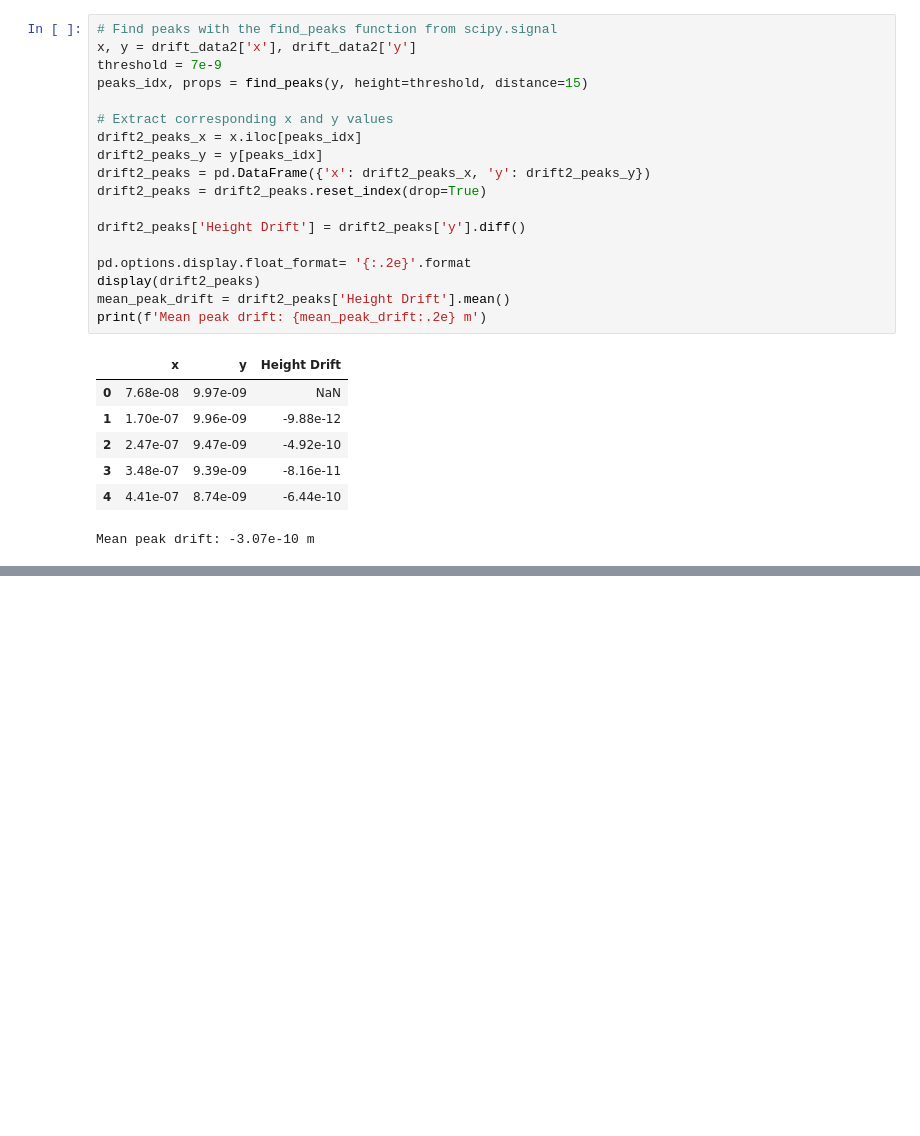
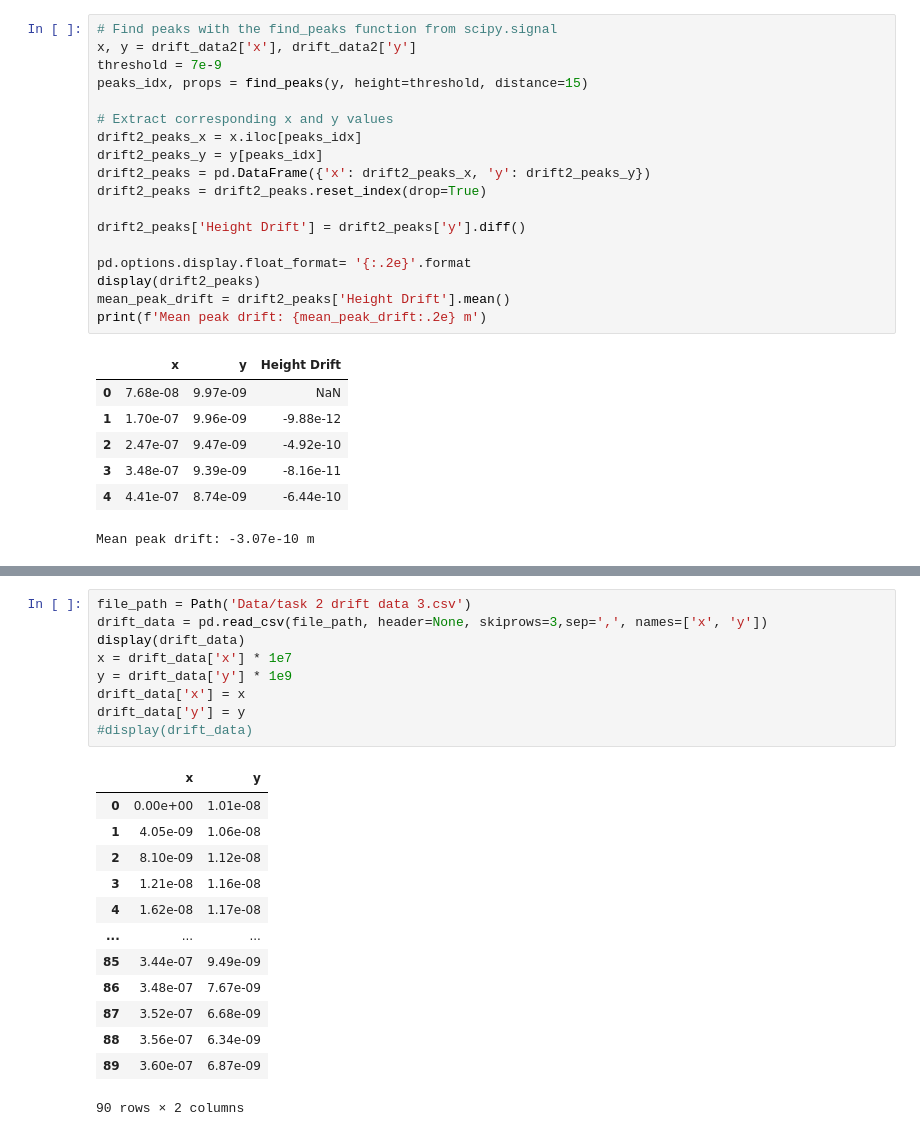
Before and after one commit to kearb-stomp/AdvLabs, a Jupyter notebook: Lab 5/Task 2.ipynb, the cells around one changed output, grey strips where cells are left out. Saved outputs shown, nothing was run; the diff lists cells and outputs as text; blank space fills up the shorter version.

```diff
--- a/Lab 5/Task 2.ipynb
+++ b/Lab 5/Task 2.ipynb
@@ -421,0 +438,23 @@ Error:
+# %%
+file_path = Path('Data/task 2 drift data 3.csv')
+drift_data = pd.read_csv(file_path, header=None, skiprows=3,sep=',', names=['x', 'y'])
+display(drift_data)
+x = drift_data['x'] * 1e7
+y = drift_data['y'] * 1e9
+drift_data['x'] = x
+drift_data['y'] = y
+#display(drift_data)
+# %% [output]
+|  | x | y |
+| 0 | 0.00e+00 | 1.01e-08 |
+| 1 | 4.05e-09 | 1.06e-08 |
+| 2 | 8.10e-09 | 1.12e-08 |
+| 3 | 1.21e-08 | 1.16e-08 |
+| 4 | 1.62e-08 | 1.17e-08 |
+| ... | ... | ... |
+| 85 | 3.44e-07 | 9.49e-09 |
+| 86 | 3.48e-07 | 7.67e-09 |
+| 87 | 3.52e-07 | 6.68e-09 |
+| 88 | 3.56e-07 | 6.34e-09 |
+| 89 | 3.60e-07 | 6.87e-09 |
+90 rows × 2 columns
```
Also changed, not shown: parts of 12 cells of this notebook, 2 other files.
